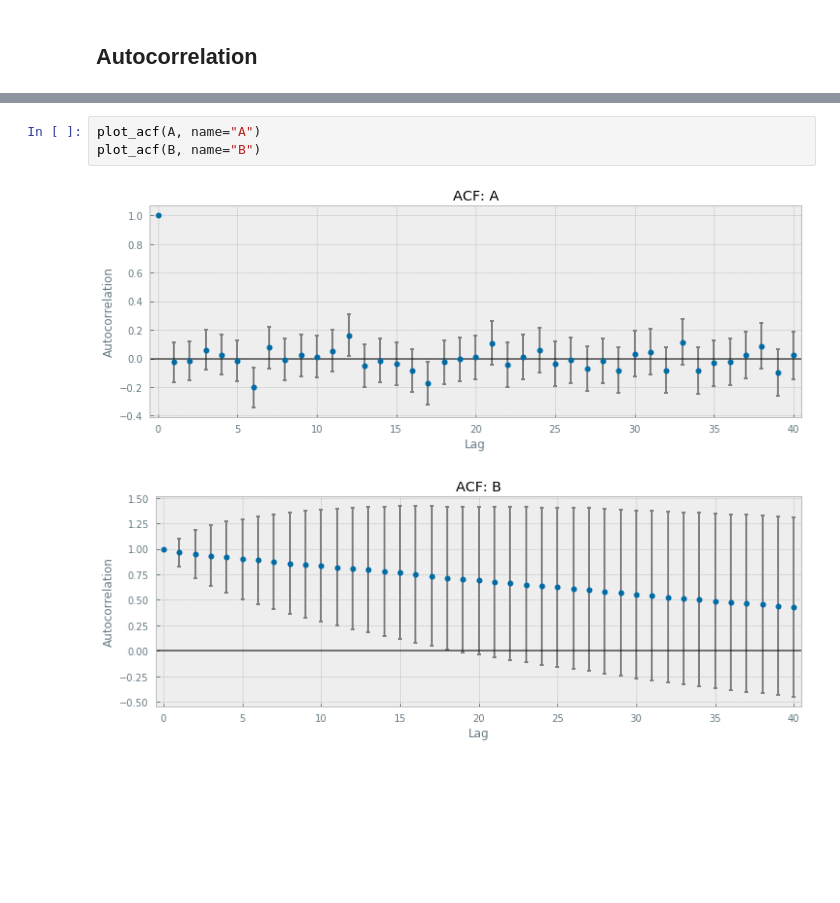
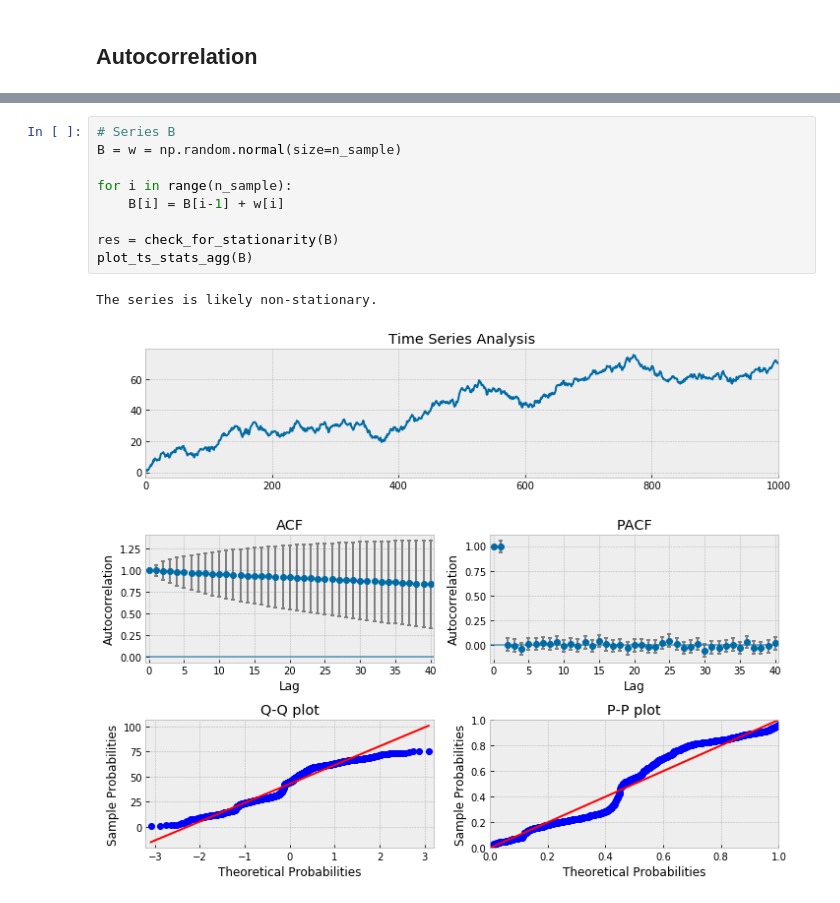
Before and after one commit to mad-ada/time_series_analysis, a Jupyter notebook: Time Series Analysis - Beginner's Guide.ipynb, the cells around one changed output, grey strips where cells are left out. Cells and saved outputs as stored; diff of their text form; blank space fills up the shorter version.

```diff
--- a/Time Series Analysis - Beginner's Guide.ipynb
+++ b/Time Series Analysis - Beginner's Guide.ipynb
@@ -108,6 +143,12 @@ The series is likely non-stationary.
-# %%
-plot_acf(A, name="A")
-plot_acf(B, name="B")
-# %% [output]
-[figure, removed]
-[figure, removed]
+# %%
+# Series B
+B = w = np.random.normal(size=n_sample)
+
+for i in range(n_sample):
+    B[i] = B[i-1] + w[i]
+
+res = check_for_stationarity(B)
+plot_ts_stats_agg(B)
+# %% [output]
+The series is likely non-stationary.
+[figure, added]
```
Also changed, not shown: parts of 10 cells of this notebook.
